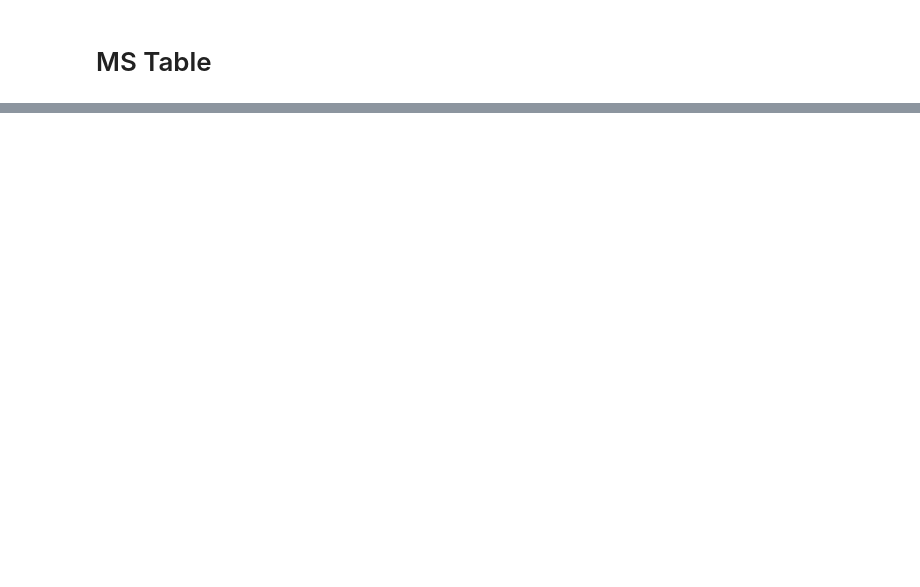
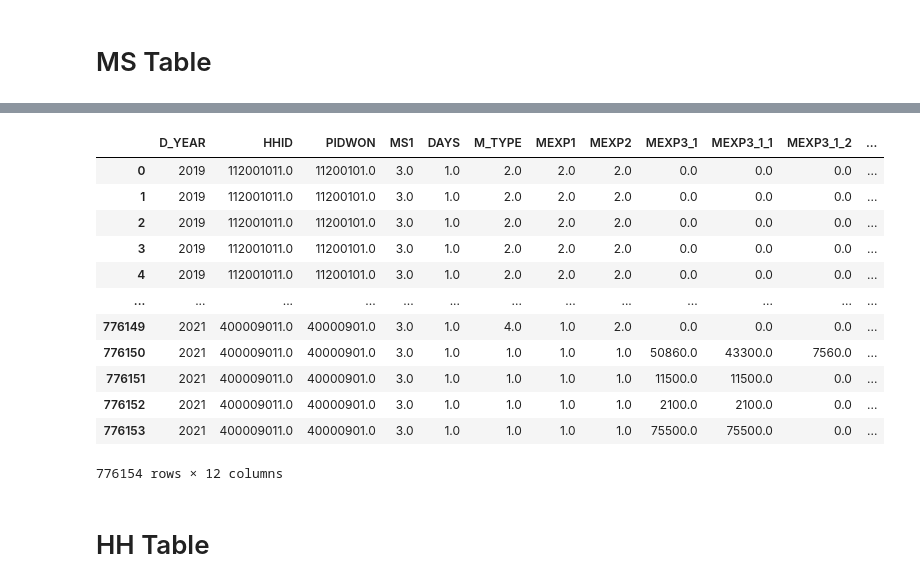
Before and after one commit to skqorrla/HK-M-Project, a Jupyter notebook: 01_Preprocessing_Pipeline.ipynb, the cells around one changed output, grey strips where cells are left out. Drawn from its saved outputs; the diff is of its cells as text; code cells hidden in the pictures; blank space fills up the shorter version.

```diff
--- a/01_Preprocessing_Pipeline.ipynb
+++ b/01_Preprocessing_Pipeline.ipynb
@@ -94,0 +101,19 @@ class RenameDropColumnsTransformer(BaseEstimator, TransformerMixin):
+# %%
+class ValueImputer(BaseEstimator, TransformerMixin):
+    def __init__(self, columns, missing_value, fill_value):
+        if isinstance(columns, str):
+            self.columns = [columns]
+        else:
+            self.columns = columns
+        self.missing_value = missing_value
+        self.fill_value = fill_value
+
+        self.imputer = SimpleImputer(missing_values=self.missing_value, strategy='constant', fill_value=self.fill_value)
+
+    def fit(self, X, y=None):
+        return self
+
+    def transform(self, X):
+        X_copy = X.copy()
+        X_copy[self.columns] = self.imputer.fit_transform(X_copy[self.columns])
+        return X_copy
@@ -272,2 +465,15 @@ phi_disease.head()
 # %% [markdown]
 # MS Table
+# %%
+columns_ms = 'HHID, PIDWON, MS1, DAYS, M_TYPE, MEXP1, MEXP2, MEXP3_1, MEXP3_1_1, MEXP3_1_2, MEXP3_2'
+
+query_ms = f"""
+SELECT 2019 AS D_YEAR, {columns_ms} FROM raw_a_ms
+UNION ALL
+SELECT 2020 AS D_YEAR, {columns_ms} FROM raw_b_ms
+UNION ALL
+SELECT 2021 AS D_YEAR, {columns_ms} FROM raw_c_ms
+"""
+
+ms = get_data_from_db(query_ms)
+ms.head()
@@ -273,0 +487,25 @@ phi_disease.head()
+# %%
+impute_90_ms = ['MEXP3_1','MEXP3_1_1','MEXP3_1_2','MEXP3_2']
+# %%
+ms_pipeline = Pipeline([
+    ('Imputer', ValueImputer(columns=impute_90_ms, missing_value=-9, fill_value=0))
+])
+# %%
+ms_piped = ms_pipeline.fit_transform(ms)
+ms_piped
+# %% [output]
+|  | D_YEAR | HHID | PIDWON | MS1 | DAYS | M_TYPE | MEXP1 | MEXP2 | MEXP3_1 | MEXP3_1_1 | MEXP3_1_2 | ... |
+| 0 | 2019 | 112001011.0 | 11200101.0 | 3.0 | 1.0 | 2.0 | 2.0 | 2.0 | 0.0 | 0.0 | 0.0 | ... |
+| 1 | 2019 | 112001011.0 | 11200101.0 | 3.0 | 1.0 | 2.0 | 2.0 | 2.0 | 0.0 | 0.0 | 0.0 | ... |
+| 2 | 2019 | 112001011.0 | 11200101.0 | 3.0 | 1.0 | 2.0 | 2.0 | 2.0 | 0.0 | 0.0 | 0.0 | ... |
+| 3 | 2019 | 112001011.0 | 11200101.0 | 3.0 | 1.0 | 2.0 | 2.0 | 2.0 | 0.0 | 0.0 | 0.0 | ... |
+| 4 | 2019 | 112001011.0 | 11200101.0 | 3.0 | 1.0 | 2.0 | 2.0 | 2.0 | 0.0 | 0.0 | 0.0 | ... |
+| ... | ... | ... | ... | ... | ... | ... | ... | ... | ... | ... | ... | ... |
+| 776149 | 2021 | 400009011.0 | 40000901.0 | 3.0 | 1.0 | 4.0 | 1.0 | 2.0 | 0.0 | 0.0 | 0.0 | ... |
+| 776150 | 2021 | 400009011.0 | 40000901.0 | 3.0 | 1.0 | 1.0 | 1.0 | 1.0 | 50860.0 | 43300.0 | 7560.0 | ... |
+| 776151 | 2021 | 400009011.0 | 40000901.0 | 3.0 | 1.0 | 1.0 | 1.0 | 1.0 | 11500.0 | 11500.0 | 0.0 | ... |
+| 776152 | 2021 | 400009011.0 | 40000901.0 | 3.0 | 1.0 | 1.0 | 1.0 | 1.0 | 2100.0 | 2100.0 | 0.0 | ... |
+| 776153 | 2021 | 400009011.0 | 40000901.0 | 3.0 | 1.0 | 1.0 | 1.0 | 1.0 | 75500.0 | 75500.0 | 0.0 | ... |
+776154 rows × 12 columns
+# %% [markdown]
+# HH Table
```
Also changed, not shown: parts of 32 cells of this notebook.
